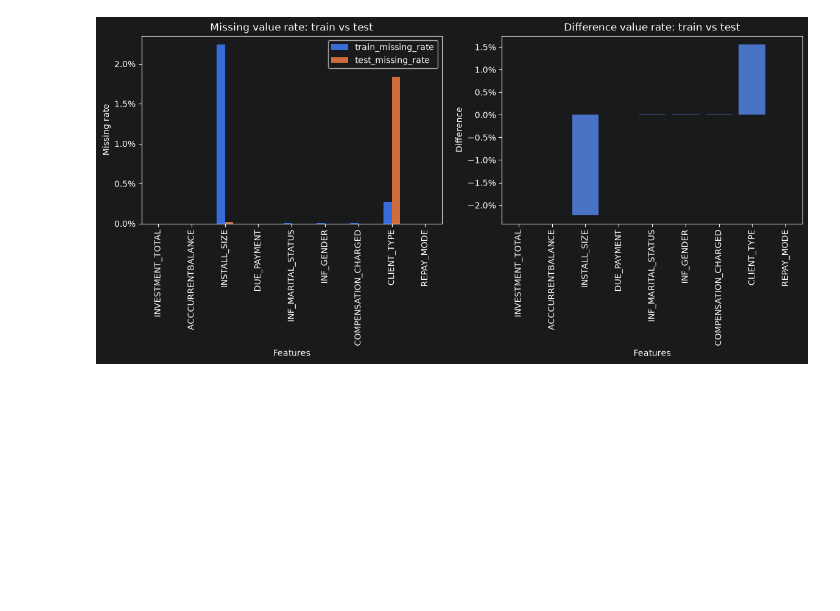
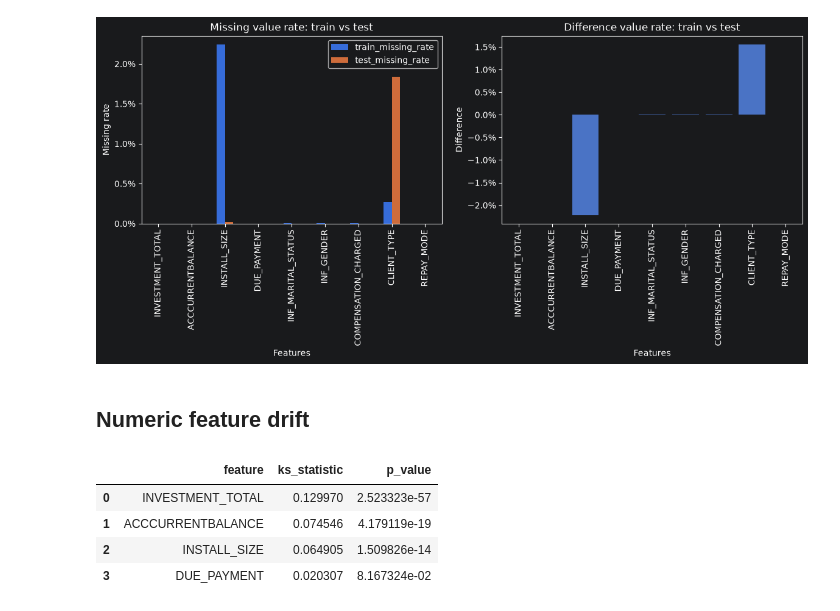
Before and after one commit to blbl-blbl/kaggle-Credit-Risk-Dataset, a Jupyter notebook: notebooks/03_drift_analysis.ipynb, the cells around one changed output. Drawn from its saved outputs; the diff is of its cells as text; code cells hidden in the pictures; blank space fills up the shorter version.

```diff
--- a/notebooks/03_drift_analysis.ipynb
+++ b/notebooks/03_drift_analysis.ipynb
@@ -168,3 +170,30 @@ ax2.tick_params(axis='x', rotation=90)
 plt.show()
 # %% [output]
 [figure]
+# %% [markdown]
+## Numeric feature drift
+# %%
+# Kolmogorov-Smirnov statistics
+
+ks_results = []
+
+for feature in numeric_features:
+
+    train_values = (df_train[feature].dropna())
+    test_values = (df_test[feature].dropna())
+
+    ks_stat, p_value = ks_2samp(train_values,test_values)
+
+    ks_results.append({
+        'feature': feature,
+        'ks_statistic': ks_stat,
+        'p_value': p_value
+    })
+
+pd.DataFrame(ks_results)
+# %% [output]
+|  | feature | ks_statistic | p_value |
+| 0 | INVESTMENT_TOTAL | 0.129970 | 2.523323e-57 |
+| 1 | ACCCURRENTBALANCE | 0.074546 | 4.179119e-19 |
+| 2 | INSTALL_SIZE | 0.064905 | 1.509826e-14 |
+| 3 | DUE_PAYMENT | 0.020307 | 8.167324e-02 |
```
Also changed, not shown: parts of 8 cells of this notebook.
